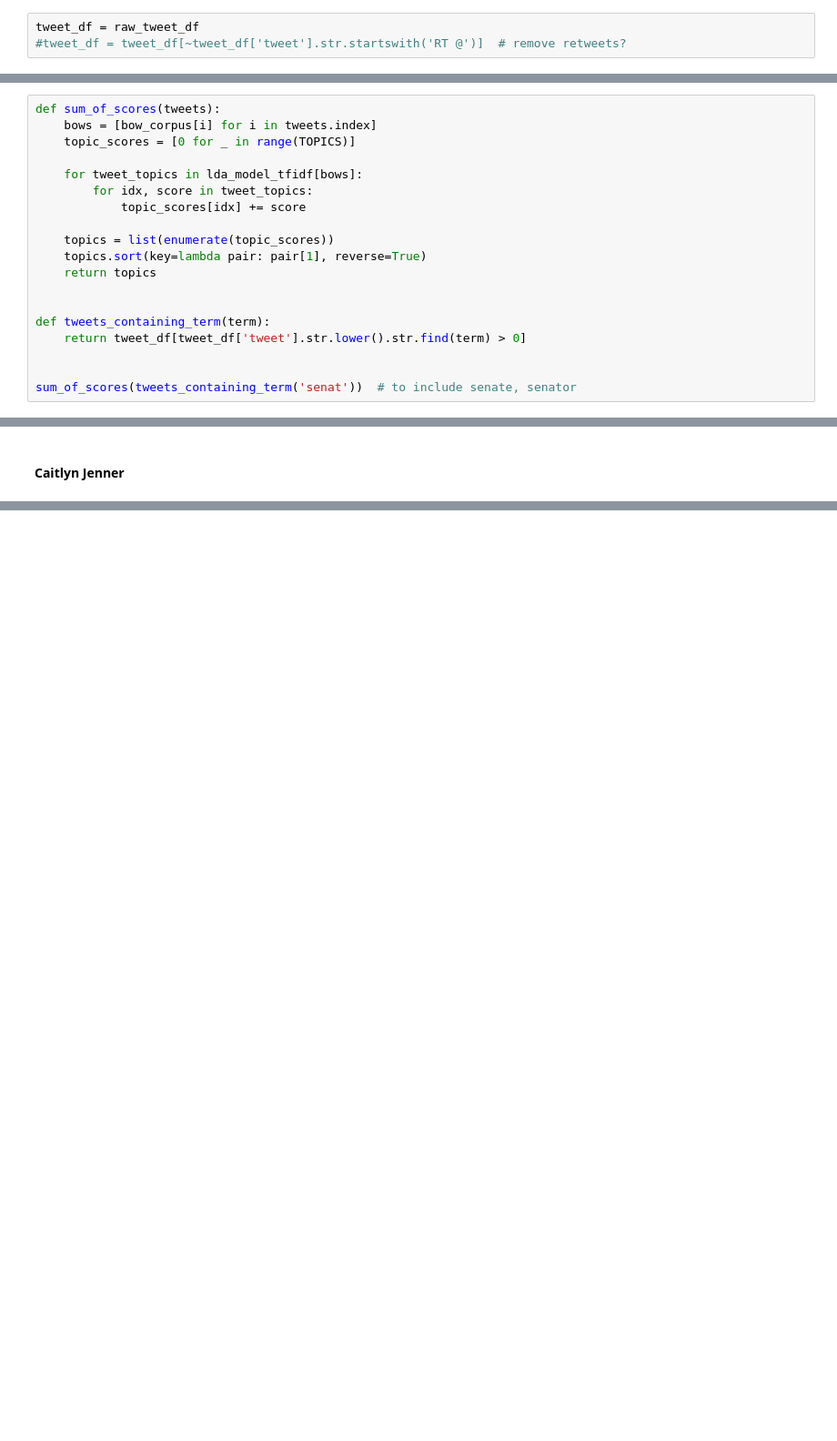
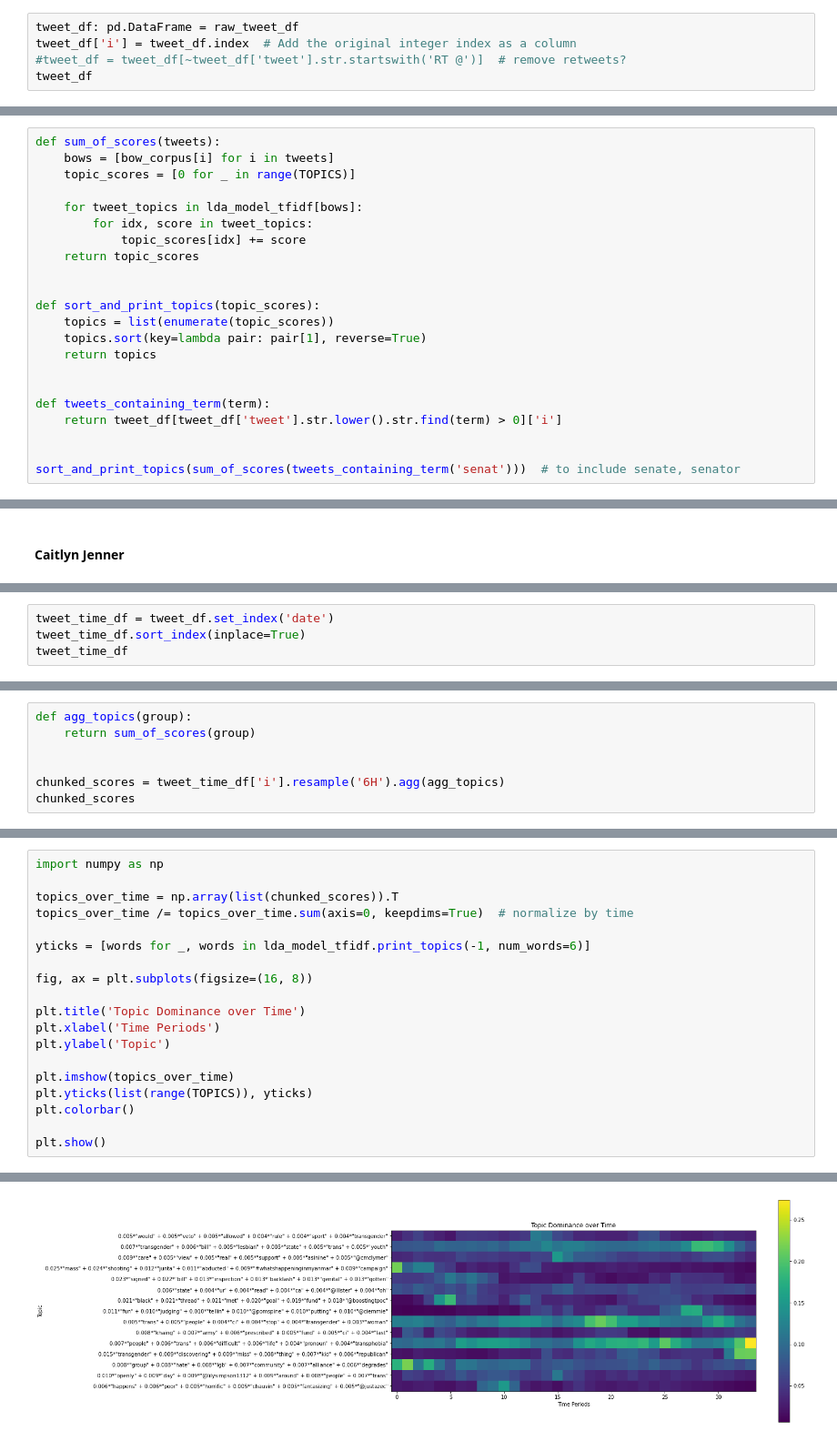
Before and after one commit to astralbijection/trans-data-analysis, a Jupyter notebook: notebooks/trans_eda.ipynb, the cells around one changed output, grey strips where cells are left out. Shown: that part at 91% size. Saved outputs shown, nothing was run; the diff lists cells and outputs as text; blank space fills up the shorter version.

```diff
--- a/notebooks/trans_eda.ipynb
+++ b/notebooks/trans_eda.ipynb
@@ -35,5 +35,7 @@ raw_tweet_df
 # %% [markdown]
 ## Preliminary Data Cleaning Steps
 # %%
-tweet_df = raw_tweet_df
+tweet_df: pd.DataFrame = raw_tweet_df
+tweet_df['i'] = tweet_df.index  # Add the original integer index as a column
 #tweet_df = tweet_df[~tweet_df['tweet'].str.startswith('RT @')]  # remove retweets?
+tweet_df
@@ -200,21 +225,24 @@ for idx, topic in lda_model_tfidf.print_topics(-1, num_words=10):
 #### Terms related to the state anti-trans bills
 # %%
 def sum_of_scores(tweets):
-    bows = [bow_corpus[i] for i in tweets.index]
+    bows = [bow_corpus[i] for i in tweets]
     topic_scores = [0 for _ in range(TOPICS)]
 
     for tweet_topics in lda_model_tfidf[bows]:
         for idx, score in tweet_topics:
             topic_scores[idx] += score
+    return topic_scores
 
+
+def sort_and_print_topics(topic_scores):
     topics = list(enumerate(topic_scores))
     topics.sort(key=lambda pair: pair[1], reverse=True)
     return topics
 
 
 def tweets_containing_term(term):
-    return tweet_df[tweet_df['tweet'].str.lower().str.find(term) > 0]
+    return tweet_df[tweet_df['tweet'].str.lower().str.find(term) > 0]['i']
 
 
-sum_of_scores(tweets_containing_term('senat'))  # to include senate, senator
+sort_and_print_topics(sum_of_scores(tweets_containing_term('senat')))  # to include senate, senator
 # %% [output]
@@ -347,0 +381,4 @@ sum_of_scores(tweets_containing_term('governor'))
+# %%
+tweet_time_df = tweet_df.set_index('date')
+tweet_time_df.sort_index(inplace=True)
+tweet_time_df
@@ -347,0 +402,7 @@ sum_of_scores(tweets_containing_term('governor'))
+# %%
+def agg_topics(group):
+    return sum_of_scores(group)
+
+
+chunked_scores = tweet_time_df['i'].resample('6H').agg(agg_topics)
+chunked_scores
@@ -347,0 +429,20 @@ sum_of_scores(tweets_containing_term('governor'))
+# %%
+import numpy as np
+
+topics_over_time = np.array(list(chunked_scores)).T
+topics_over_time /= topics_over_time.sum(axis=0, keepdims=True)  # normalize by time
+
+yticks = [words for _, words in lda_model_tfidf.print_topics(-1, num_words=6)]
+
+fig, ax = plt.subplots(figsize=(16, 8))
+
+plt.title('Topic Dominance over Time')
+plt.xlabel('Time Periods')
+plt.ylabel('Topic')
+
+plt.imshow(topics_over_time)
+plt.yticks(list(range(TOPICS)), yticks)
+plt.colorbar()
+
+plt.show()
+# %% [output]
@@ -347,0 +464 @@ sum_of_scores(tweets_containing_term('governor'))
+[figure, added]
```
Also changed, not shown: parts of 28 cells of this notebook, 2 other files.
